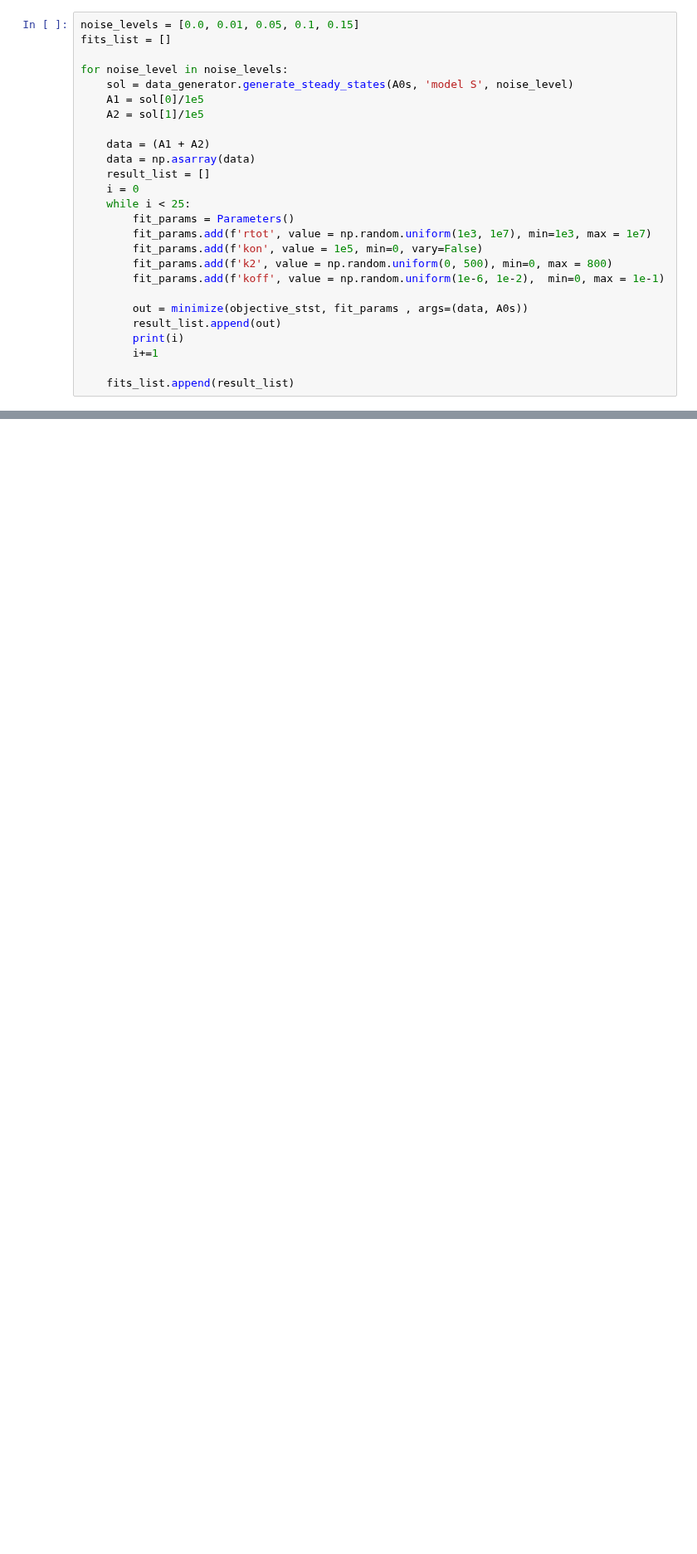
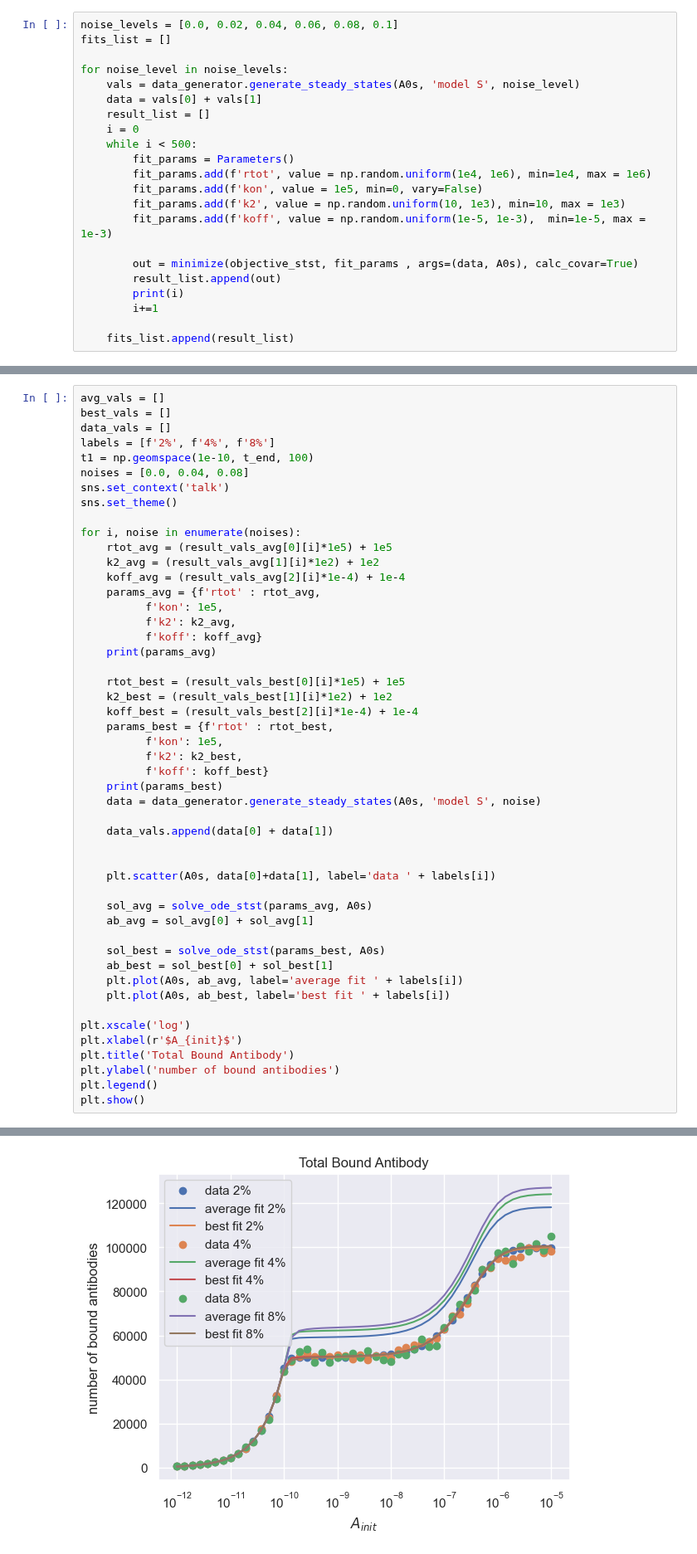
Before and after one commit to lukedtc/ADCC-Project, a Jupyter notebook: synthetic_data_fits.ipynb, the cells around one changed output, grey strips where cells are left out. Shown at 83% size. Cells and saved outputs as stored; diff of their text form; blank space fills up the shorter version.

```diff
--- a/synthetic_data_fits.ipynb
+++ b/synthetic_data_fits.ipynb
@@ -135,24 +139,20 @@ def objective_stst(params, data, A0s):
 # %%
-noise_levels = [0.0, 0.01, 0.05, 0.1, 0.15]
+noise_levels = [0.0, 0.02, 0.04, 0.06, 0.08, 0.1]
 fits_list = []
 
 for noise_level in noise_levels:
-    sol = data_generator.generate_steady_states(A0s, 'model S', noise_level)
-    A1 = sol[0]/1e5
-    A2 = sol[1]/1e5
-
-    data = (A1 + A2)
-    data = np.asarray(data)
+    vals = data_generator.generate_steady_states(A0s, 'model S', noise_level)
+    data = vals[0] + vals[1]
     result_list = []
     i = 0
-    while i < 25:
+    while i < 500:
         fit_params = Parameters()
-        fit_params.add(f'rtot', value = np.random.uniform(1e3, 1e7), min=1e3, max = 1e7)
+        fit_params.add(f'rtot', value = np.random.uniform(1e4, 1e6), min=1e4, max = 1e6)
         fit_params.add(f'kon', value = 1e5, min=0, vary=False)
-        fit_params.add(f'k2', value = np.random.uniform(0, 500), min=0, max = 800)
-        fit_params.add(f'koff', value = np.random.uniform(1e-6, 1e-2),  min=0, max = 1e-1)
+        fit_params.add(f'k2', value = np.random.uniform(10, 1e3), min=10, max = 1e3)
+        fit_params.add(f'koff', value = np.random.uniform(1e-5, 1e-3),  min=1e-5, max = 1e-3)
 
-        out = minimize(objective_stst, fit_params , args=(data, A0s))
+        out = minimize(objective_stst, fit_params , args=(data, A0s), calc_covar=True)
         result_list.append(out)
         print(i)
         i+=1
@@ -178,0 +237,50 @@ for noise_level in noise_levels:
+# %%
+avg_vals = []
+best_vals = []
+data_vals = []
+labels = [f'2%', f'4%', f'8%']
+t1 = np.geomspace(1e-10, t_end, 100)
+noises = [0.0, 0.04, 0.08]
+sns.set_context('talk')
+sns.set_theme()
+
+for i, noise in enumerate(noises):
+    rtot_avg = (result_vals_avg[0][i]*1e5) + 1e5
+    k2_avg = (result_vals_avg[1][i]*1e2) + 1e2
+    koff_avg = (result_vals_avg[2][i]*1e-4) + 1e-4
+    params_avg = {f'rtot' : rtot_avg,
+          f'kon': 1e5,
+          f'k2': k2_avg,
+          f'koff': koff_avg}
+    print(params_avg)
+
+    rtot_best = (result_vals_best[0][i]*1e5) + 1e5
+    k2_best = (result_vals_best[1][i]*1e2) + 1e2
+    koff_best = (result_vals_best[2][i]*1e-4) + 1e-4
+    params_best = {f'rtot' : rtot_best,
+          f'kon': 1e5,
+          f'k2': k2_best,
+          f'koff': koff_best}
+    print(params_best)
+    data = data_generator.generate_steady_states(A0s, 'model S', noise)
+
+    data_vals.append(data[0] + data[1])
+
+
+    plt.scatter(A0s, data[0]+data[1], label='data ' + labels[i])
+
+    sol_avg = solve_ode_stst(params_avg, A0s)
+    ab_avg = sol_avg[0] + sol_avg[1]
+
+    sol_best = solve_ode_stst(params_best, A0s)
+    ab_best = sol_best[0] + sol_best[1]
+    plt.plot(A0s, ab_avg, label='average fit ' + labels[i])
+    plt.plot(A0s, ab_best, label='best fit ' + labels[i])
+
+plt.xscale('log')
+plt.xlabel(r'$A_{init}$')
+plt.title('Total Bound Antibody')
+plt.ylabel('number of bound antibodies')
+plt.legend()
+plt.show()
+# %% [output]
@@ -178,0 +293 @@ for noise_level in noise_levels:
+[figure, added]
```
Also changed, not shown: parts of 27 cells of this notebook, 30 other files.
